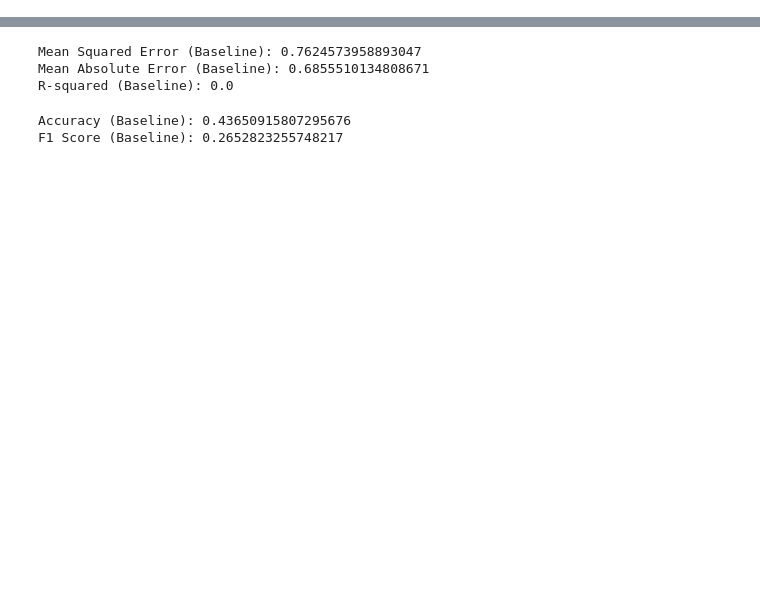
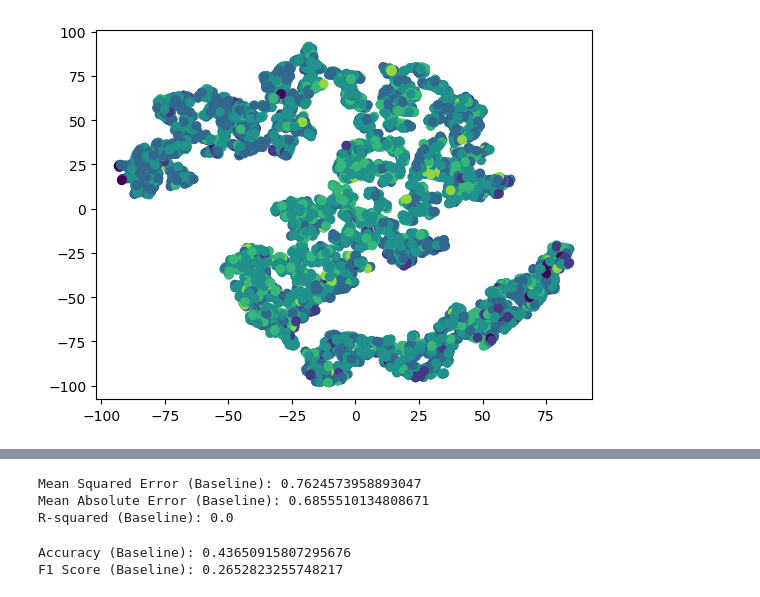
Before and after one commit to all-for-wine-andwine-for-all/all-for-wine-and-wine-for-all, a Jupyter notebook: Untitled.ipynb, the cells around one changed output, grey strips where cells are left out. Saved outputs shown, nothing was run; the diff lists cells and outputs as text; code cells hidden in the pictures; blank space fills up the shorter version.

```diff
--- a/Untitled.ipynb
+++ b/Untitled.ipynb
@@ -31,0 +52,31 @@ df
+# %%
+import pandas as pd
+from sklearn.manifold import TSNE
+import matplotlib.pyplot as plt
+
+# Load your dataset (assuming it's already in a DataFrame named 'df')
+# Separate the features and labels
+samples = df_orig.drop('quality', axis=1).values
+variety_numbers = df_orig['quality'].values
+
+
+from sklearn.manifold import TSNE
+
+#model = TSNE(n_components=2, perplexity=40, early_exaggeration=12.0, learning_rate=300, n_iter=1500, metric='euclidean', init='pca')
+# Create a TSNE instance
+model = TSNE(learning_rate=350, n_iter=2000, n_components=2, perplexity=40)
+
+# Apply fit_transform to samples
+tsne_features = model.fit_transform(samples)
+
+# Select the 0th feature
+xs = tsne_features[:, 0]
+
+# Select the 1st feature
+ys = tsne_features[:, 1]
+
+# Scatter plot, coloring by variety_numbers
+plt.scatter(xs, ys, c=variety_numbers)
+plt.show()
+# %% [output]
+[figure, added]
```
Also changed, not shown: parts of 84 cells of this notebook, 9 other files.
